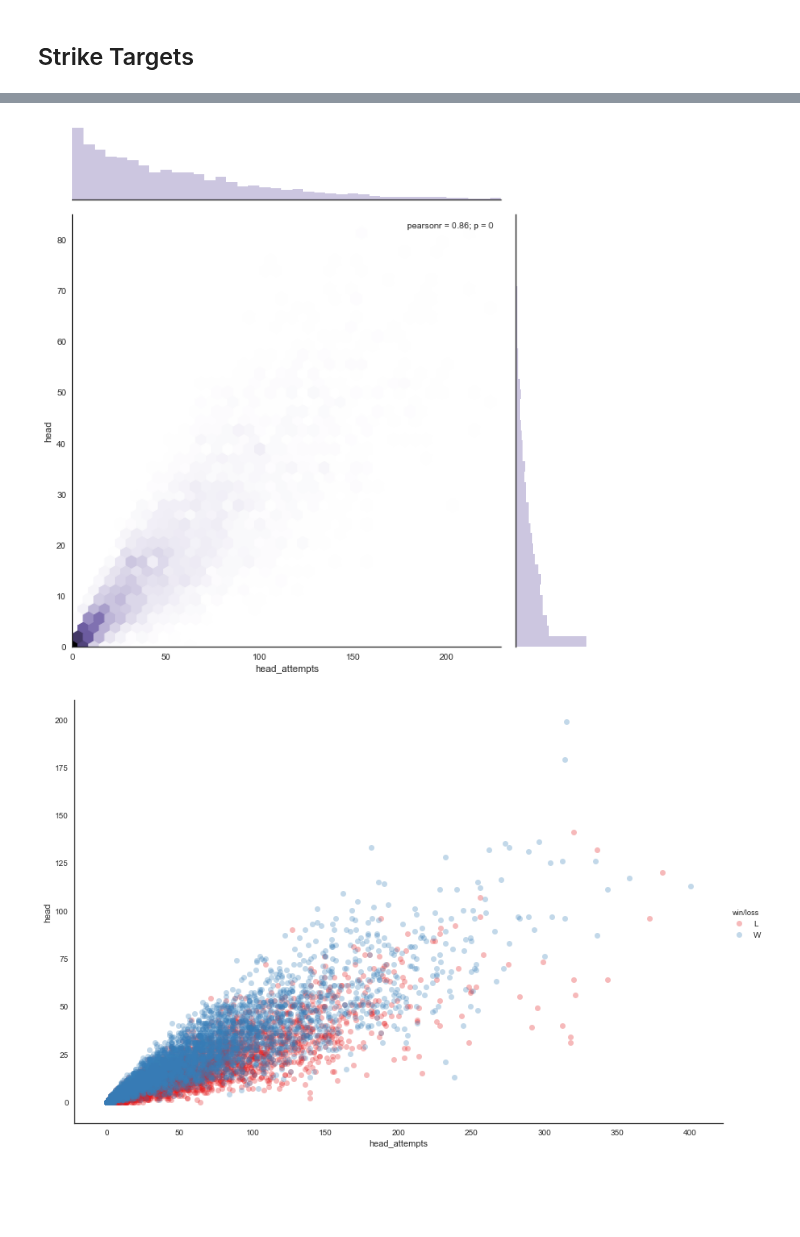
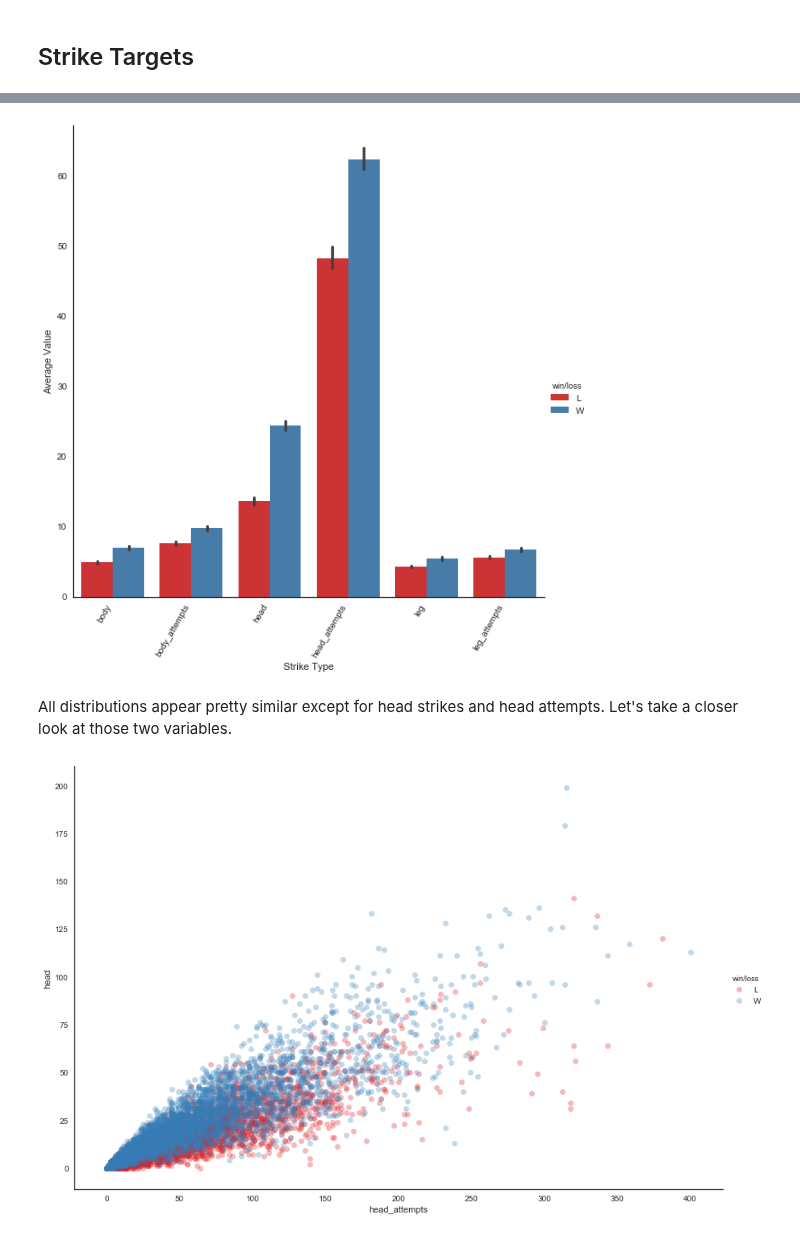
Before and after one commit to cfergusonlee/ufc_fight_analysis, a Jupyter notebook: ufc_analysis.ipynb, the cells around one changed output, grey strips where cells are left out. Saved outputs shown, nothing was run; the diff lists cells and outputs as text; code cells hidden in the pictures; blank space fills up the shorter version.

```diff
--- a/ufc_analysis.ipynb
+++ b/ufc_analysis.ipynb
@@ -511,16 +429,31 @@ plt.show()
-# %%
-upper_landed = np.percentile(fight_df['head'].values, 99)
-#fight_df.loc[fight_df['head']>upper_landed, 'head'] = upper_landed
-upper_attempts = np.percentile(fight_df['head_attempts'].values, 99)
-#fight_df.loc[fight_df.head_attempts>upper_attempts, 'head_attempts'] = upper_attempts
-sns.jointplot(
-    'head_attempts',
-    'head',
-    data=fight_df[(fight_df['head']<upper_landed) & (fight_df.head_attempts<upper_attempts)],
-    size=9,
-    kind='hex',
-    color=color[3]
-)
-plt.show()
-# %% [output]
-[figure, removed]
+# %%
+# Convert to long form first
+strike_targets = [
+        'body',
+        'body_attempts',
+        'head',
+        'head_attempts',
+        'leg',
+        'leg_attempts'
+    ]
+
+targets_df = fight_df.melt(
+    id_vars=['name', 'win/loss'],
+    value_vars=strike_targets)
+# %%
+#plt.figure(figsize=(12,8))
+sns.factorplot(
+    x='variable',
+    y='value',
+    kind='bar',
+    hue='win/loss',
+    palette='Set1',
+    data=targets_df,
+    size=8
+)
+plt.ylabel('Average Value')
+plt.xlabel('Strike Type')
+plt.xticks(rotation=60, ha='right')
+plt.show()
+# %% [output]
+[figure, added]
@@ -527,3 +488,5 @@ plt.show()
+# %% [markdown]
+All distributions appear pretty similar except for head strikes and head attempts. Let's take a closer look at those two variables.
 # %%
 # plt.figure(figsize=(12,8))
 sns.lmplot(
```
Also changed, not shown: parts of 91 cells of this notebook, 2 other files.
